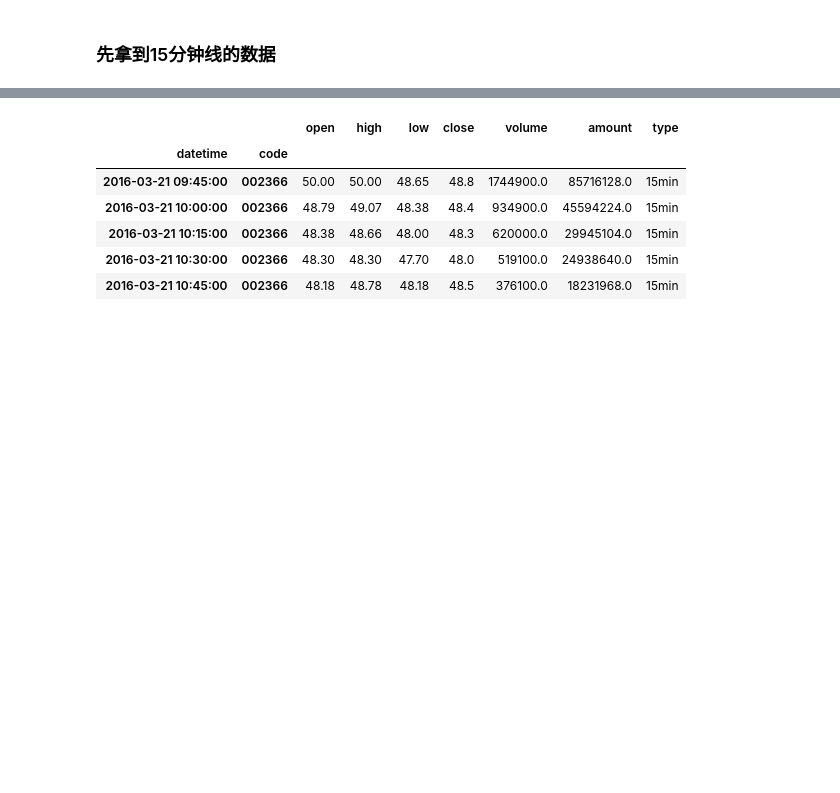
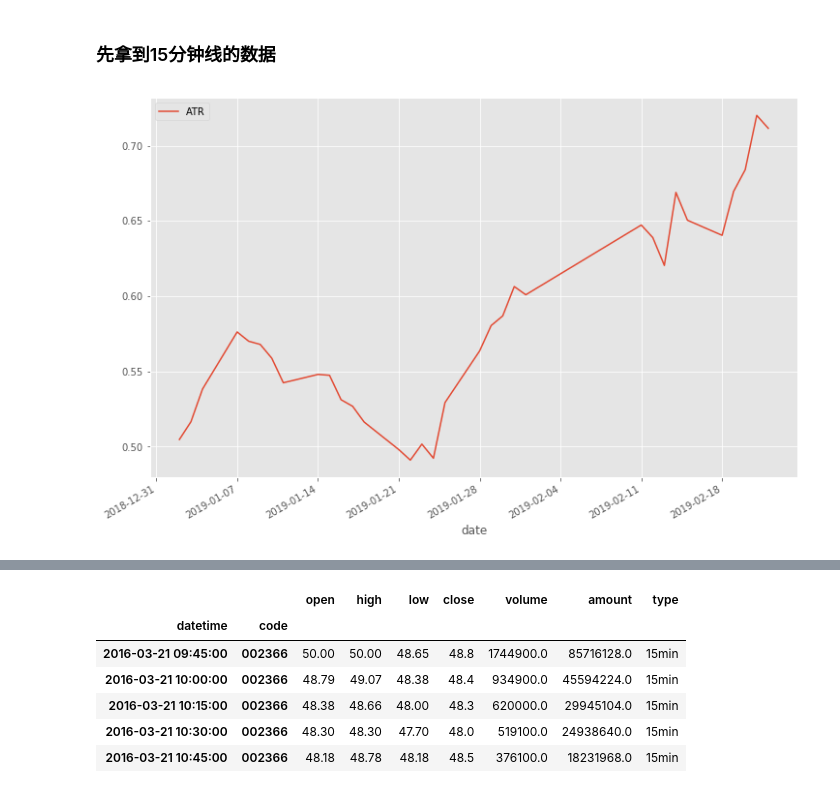
Before and after one commit to dxcv/strategy_research, a Jupyter notebook: holding/about tai hai.ipynb, the cells around one changed output, grey strips where cells are left out. Cells and saved outputs as stored; diff of their text form; code cells hidden in the pictures; blank space fills up the shorter version.

```diff
--- a/holding/about tai hai.ipynb
+++ b/holding/about tai hai.ipynb
@@ -26,0 +29,9 @@ end = datetime.datetime.today().strftime('%Y-%m-%d')
+# %%
+data_daily = QA.QA_fetch_get_stock_day('tdx', code, start, end, if_fq='00')
+atr_daily = QA.talib_indicators.ATR(data_daily)
+# %%
+atr_daily.index = pd.DatetimeIndex(atr_daily.index)
+# %%
+atr_daily['2019'].plot();
+# %% [output]
+[figure, added]
```
Also changed, not shown: parts of 6 cells of this notebook, 1 other file.
